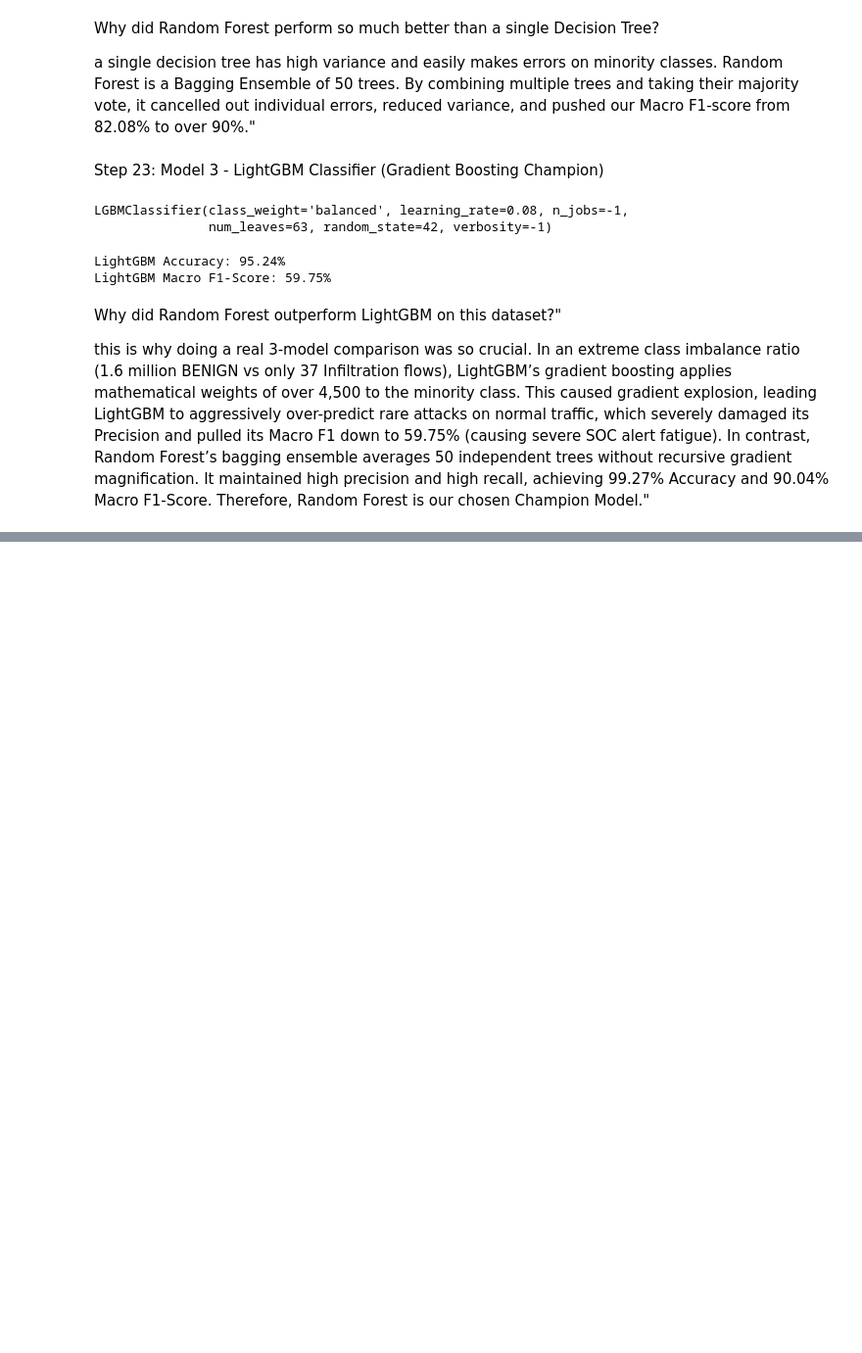
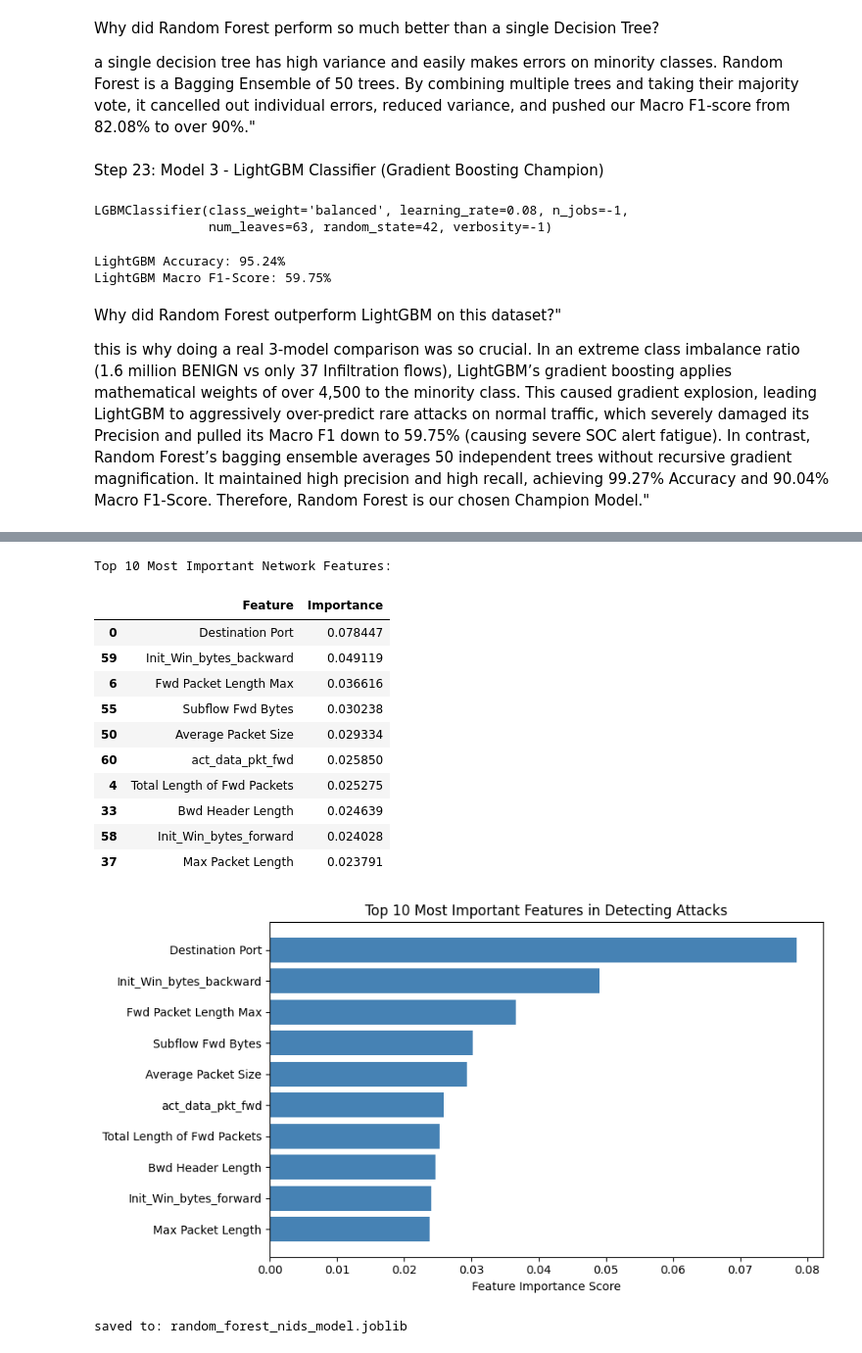
Before and after one commit to aleenasajithaajith-creator/network-intrusion-detection, a Jupyter notebook: notebooks/01_CICIDS2017_Data_Cleaning.ipynb, the cells around one changed output, grey strips where cells are left out. Shown at 98% size. Cells and saved outputs as stored; diff of their text form; code cells hidden in the pictures; blank space fills up the shorter version.

```diff
--- a/notebooks/01_CICIDS2017_Data_Cleaning.ipynb
+++ b/notebooks/01_CICIDS2017_Data_Cleaning.ipynb
@@ -724,0 +814,62 @@ In contrast, Random Forest’s bagging ensemble averages 50 independent trees wi
+# %%
+# Step 27: Top 10 Most Important Features (Random Forest)
+
+import pandas as pd
+import matplotlib.pyplot as plt
+
+# 1. Extract feature importances from our Random Forest champion model
+importances = rf_model.feature_importances_
+
+# 2. Match importances with feature column names
+feature_importance_df = pd.DataFrame({
+    'Feature': X.columns,
+    'Importance': importances
+}).sort_values(by='Importance', ascending=False)
+
+# 3. Display the top 10 most critical features
+print("Top 10 Most Important Network Features:")
+display(feature_importance_df.head(10))
+
+# 4. Plot a simple horizontal bar chart for the top 10 features
+plt.figure(figsize=(9, 5))
+plt.barh(feature_importance_df['Feature'].head(10)[::-1], feature_importance_df['Importance'].head(10)[::-1], color='steelblue')
+plt.title('Top 10 Most Important Features in Detecting Attacks')
+plt.xlabel('Feature Importance Score')
+plt.tight_layout()
+plt.show()
+# %% [output]
+Top 10 Most Important Network Features:
+|  | Feature | Importance |
+| 0 | Destination Port | 0.078447 |
+| 59 | Init_Win_bytes_backward | 0.049119 |
+| 6 | Fwd Packet Length Max | 0.036616 |
+| 55 | Subflow Fwd Bytes | 0.030238 |
+| 50 | Average Packet Size | 0.029334 |
+| 60 | act_data_pkt_fwd | 0.025850 |
+| 4 | Total Length of Fwd Packets | 0.025275 |
+| 33 | Bwd Header Length | 0.024639 |
+| 58 | Init_Win_bytes_forward | 0.024028 |
+| 37 | Max Packet Length | 0.023791 |
+[figure, added]
+# %%
+# PHASE 6: IN-DEPTH EVALUATION AND ERROR ANALYSIS
+# Step 28: Save Trained Model Pipeline to Disk (.joblib)
+
+import joblib
+
+# package the model, scaler, label encoder, and feature names together
+model_payload = {
+    'model': rf_model,
+    'scaler': scaler,
+    'label_encoder': le,
+    'feature_names': X.columns.tolist(),
+    'classes': le.classes_.tolist()
+}
+
+# save to a single joblib file
+joblib_filename = 'random_forest_nids_model.joblib'
+joblib.dump(model_payload, joblib_filename)
+
+print("saved to:", joblib_filename)
+# %% [output]
+saved to: random_forest_nids_model.joblib
```
Also changed, not shown: parts of 5 cells of this notebook, 3 other files.
